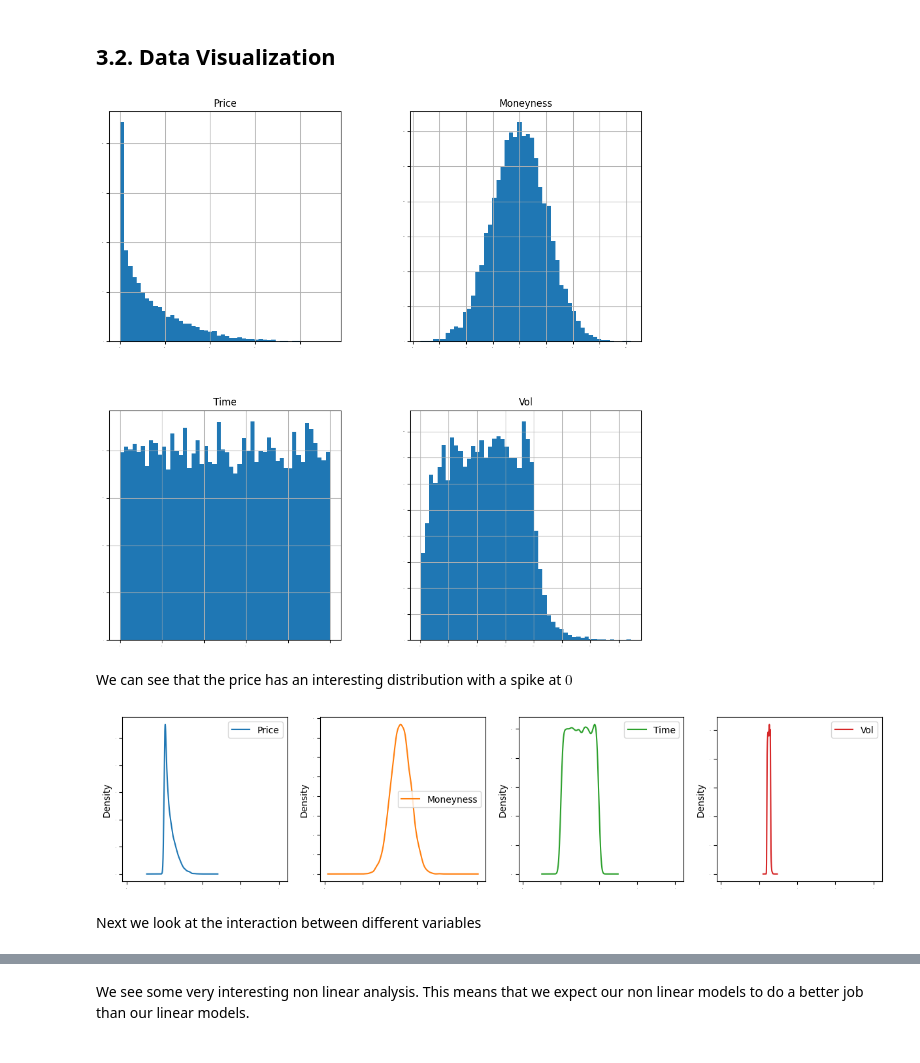
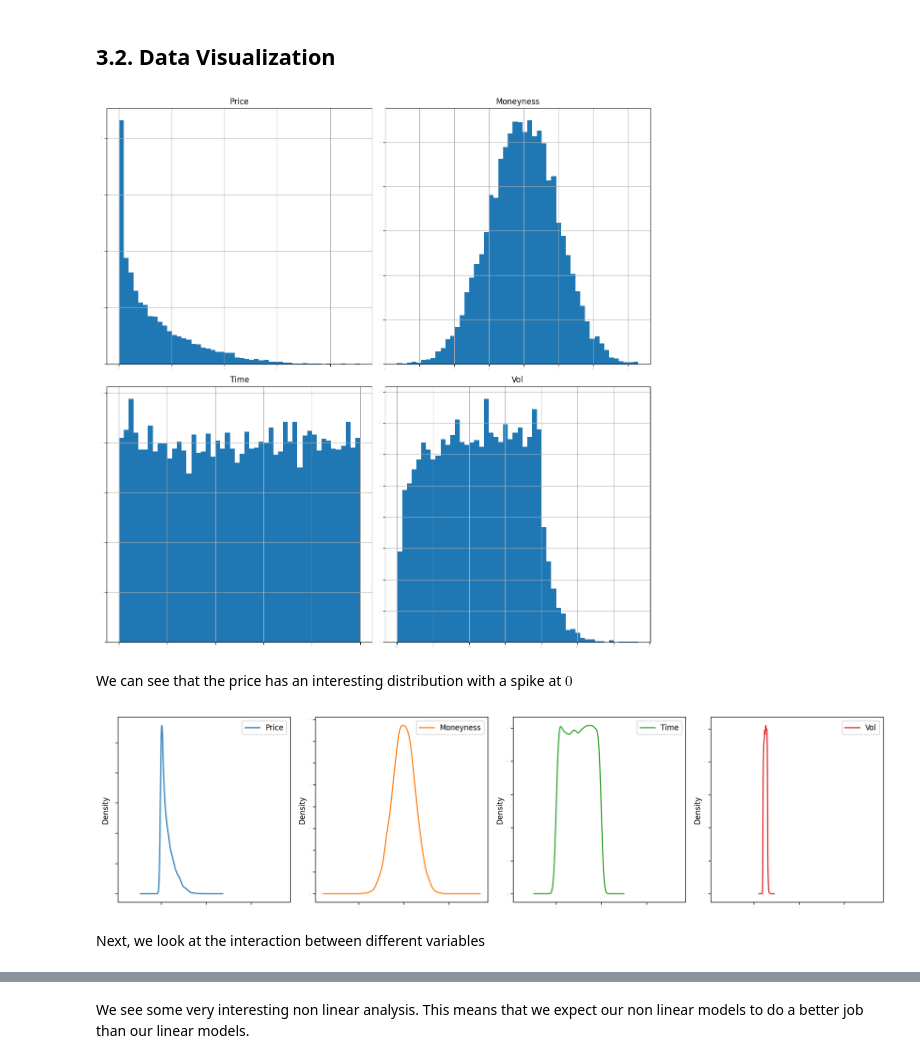
Before and after one commit to FourLevel/Machine-Learning-and-Financial-Applications, a Jupyter notebook: Homework 2_Tune an MLP Model for Derivatives Pricing/Homework 2_Tune an MLP Model for Derivatives Pricing_王士誠.ipynb, the cells around one changed output, grey strips where cells are left out. Saved outputs shown, nothing was run; the diff lists cells and outputs as text; code cells hidden in the pictures.

```diff
--- a/Homework 2_Tune an MLP Model for Derivatives Pricing/Homework 2_Tune an MLP Model for Derivatives Pricing_王士誠.ipynb
+++ b/Homework 2_Tune an MLP Model for Derivatives Pricing/Homework 2_Tune an MLP Model for Derivatives Pricing_王士誠.ipynb
@@ -238,18 +243,24 @@ dataset.describe()
 <a id='2.2'></a>
 ## 3.2. Data Visualization
 # %%
-dataset.hist(bins=50, sharex=False, sharey=False, xlabelsize=1, ylabelsize=1, figsize=(12,12))
-pyplot.show()
+fig = plt.figure(figsize=(12, 12), dpi=100)
+ax = fig.add_subplot(111)
+dataset.hist(bins=50, sharex=False, sharey=False, xlabelsize=1, ylabelsize=1, ax=ax)
+plt.tight_layout()
+plt.show()
 # %% [output]
-[figure, old version]
+[figure, new version]
 # %% [markdown]
 We can see that the price has an interesting distribution with a spike at $0$
 # %%
-dataset.plot(kind='density', subplots=True, layout=(4,4), sharex=True, legend=True, fontsize=1, figsize=(15,15))
-pyplot.show()
+fig = plt.figure(figsize=(15, 15), dpi=120)
+ax = fig.add_subplot(111)
+dataset.plot(kind='density', subplots=True, layout=(4,4), sharex=True, legend=True, fontsize=1, ax=ax)
+plt.tight_layout()
+plt.show()
 # %% [output]
-[figure, old version]
+[figure, new version]
 # %% [markdown]
-Next we look at the interaction between different variables
+Next, we look at the interaction between different variables
 # %%
 correlation = dataset.corr()
```
Also changed, not shown: parts of 32 cells of this notebook.
